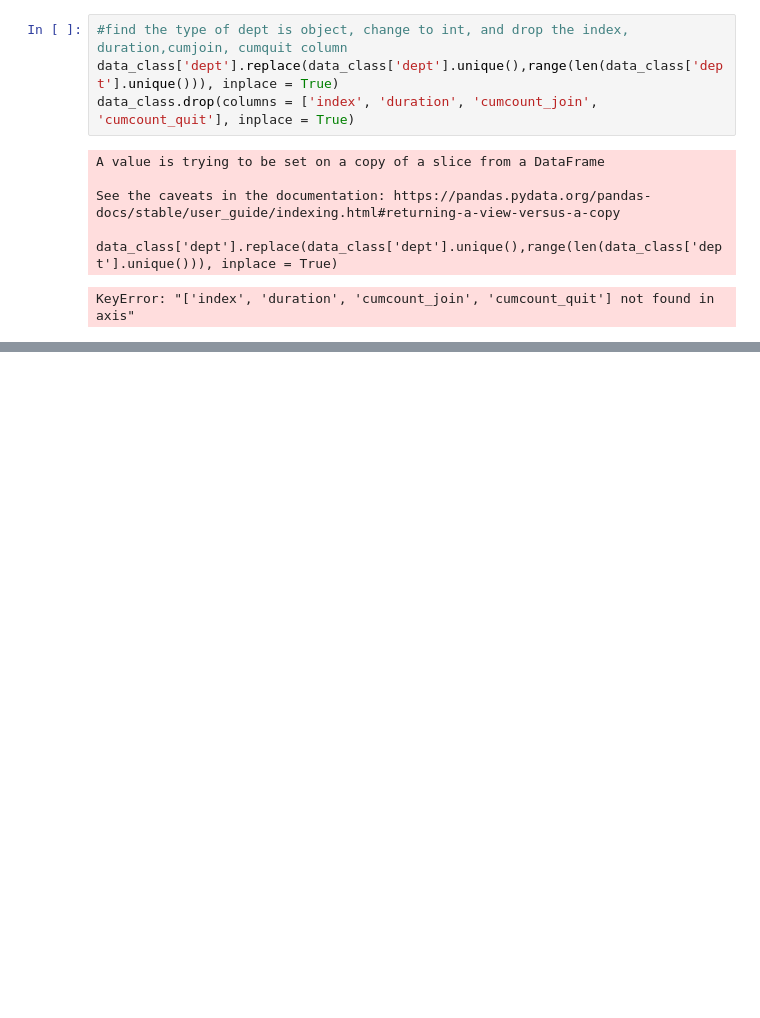
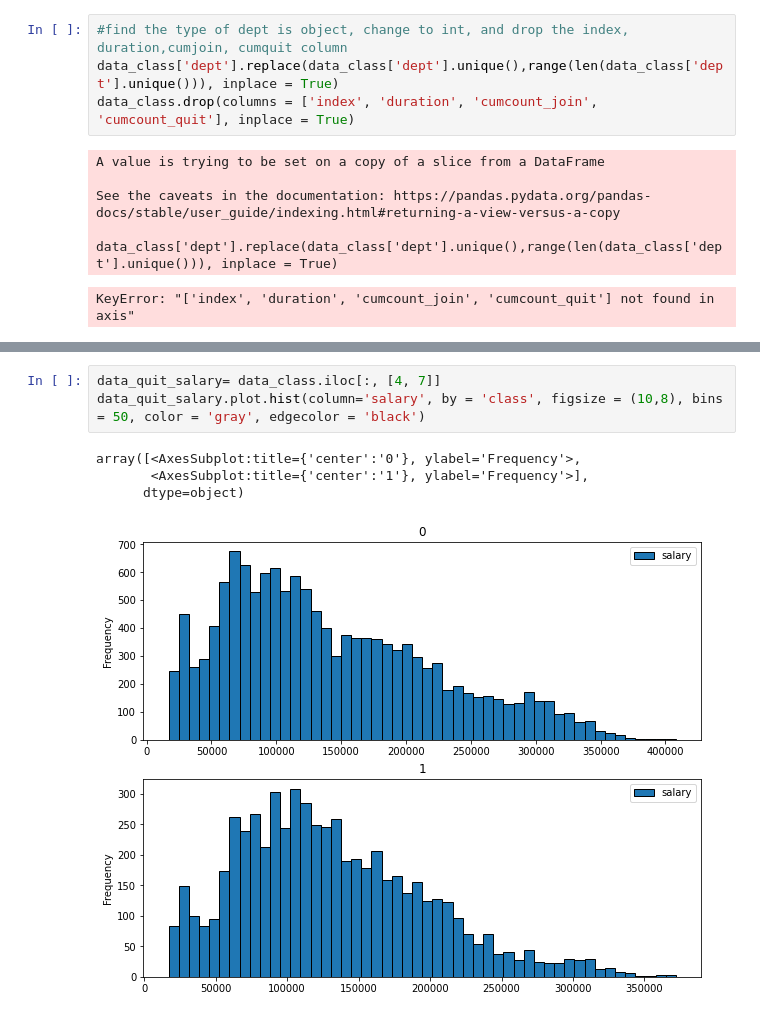
Before and after one commit to menghe2727/data_science, a Jupyter notebook: employee_retention/employee_retention.ipynb, the cells around one changed output, grey strips where cells are left out. Cells and saved outputs as stored; diff of their text form; blank space fills up the shorter version.

```diff
--- a/employee_retention/employee_retention.ipynb
+++ b/employee_retention/employee_retention.ipynb
@@ -365,0 +395,8 @@ OOB error: 0.5159141376757957
+# %%
+data_quit_salary= data_class.iloc[:, [4, 7]]
+data_quit_salary.plot.hist(column='salary', by = 'class', figsize = (10,8), bins = 50, color = 'gray', edgecolor = 'black')
+# %% [output]
+array([<AxesSubplot:title={'center':'0'}, ylabel='Frequency'>,
+       <AxesSubplot:title={'center':'1'}, ylabel='Frequency'>],
+      dtype=object)
+[figure, added]
```
Also changed, not shown: parts of 10 cells of this notebook.
